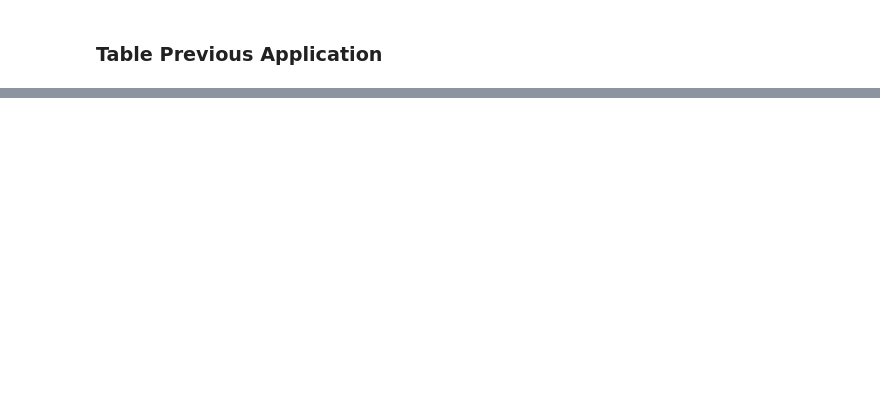
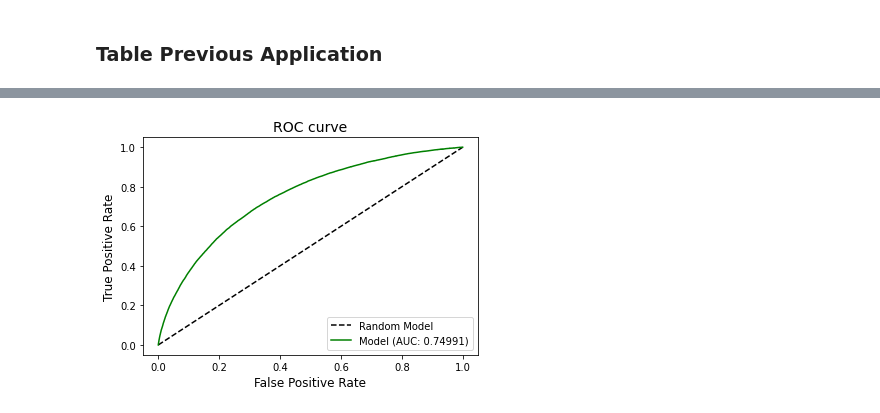
Before and after one commit to GabrielSGoncalves/optbinning_tutorial, a Jupyter notebook: 2020-05-18-gsg-home_credit_risk_with_optbinning.ipynb, the cells around one changed output, grey strips where cells are left out. Saved outputs shown, nothing was run; the diff lists cells and outputs as text; code cells hidden in the pictures; blank space fills up the shorter version.

```diff
--- a/2020-05-18-gsg-home_credit_risk_with_optbinning.ipynb
+++ b/2020-05-18-gsg-home_credit_risk_with_optbinning.ipynb
@@ -97,0 +305,4 @@ df_pos_cash.head()
+# %%
+plot_auc_roc(df_application_train.TARGET, df_application_train.predict_proba)
+# %% [output]
+[figure, added]
```
Also changed, not shown: parts of 24 cells of this notebook.
